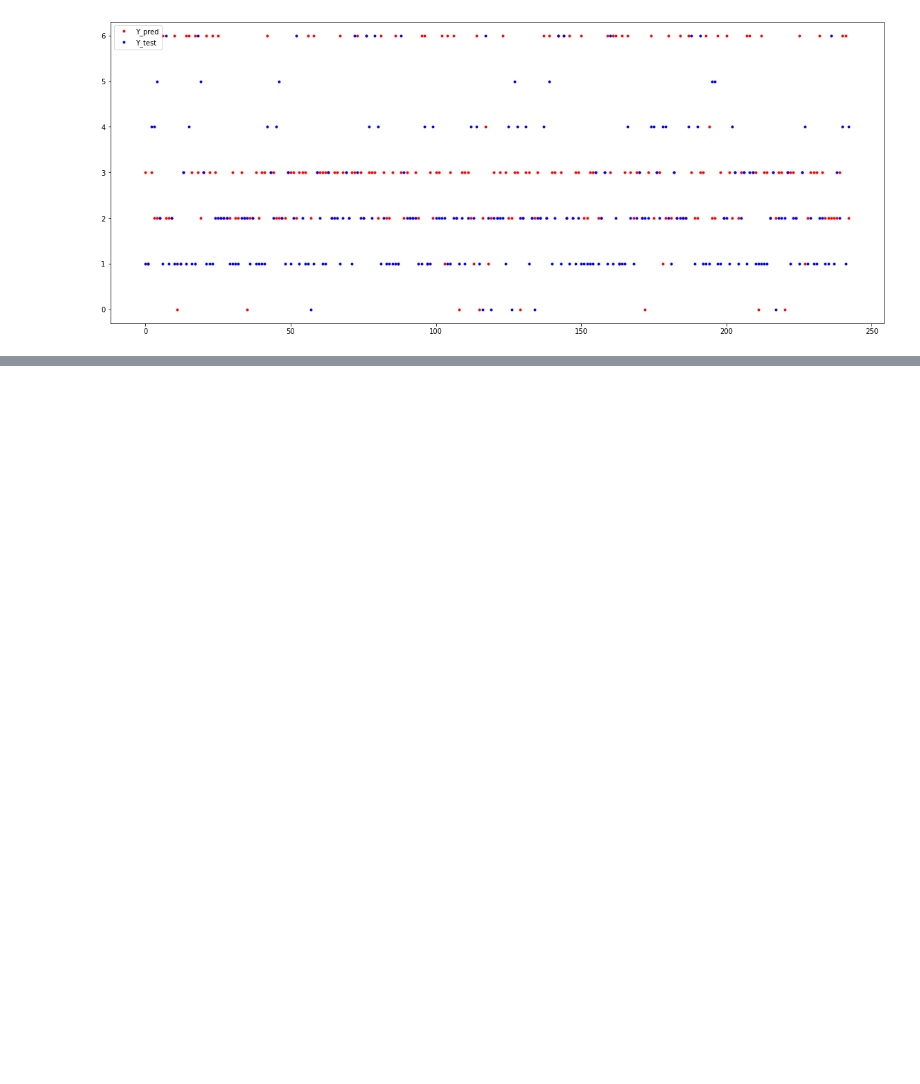
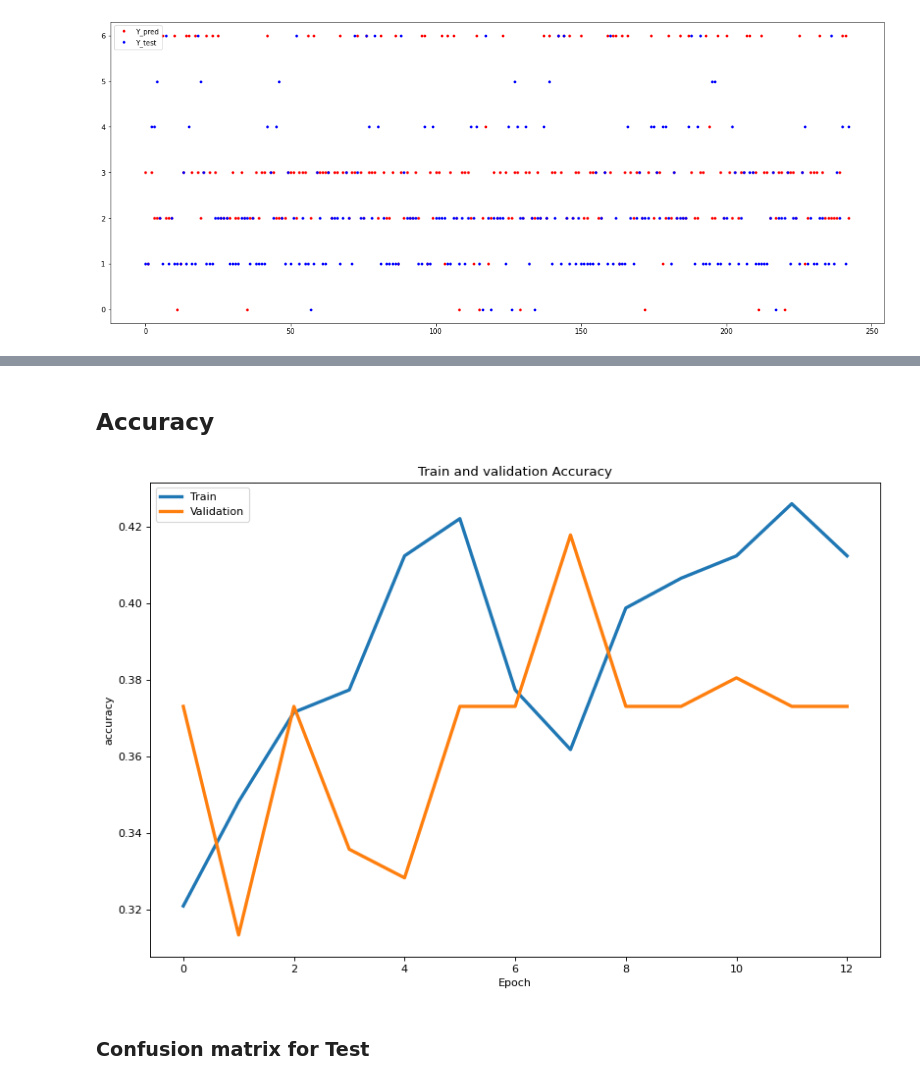
Before and after one commit to Majid-Sohrabi/PINN-medical-diagnostic, a Jupyter notebook: PINN-medical-diagnostic.ipynb, the cells around one changed output, grey strips where cells are left out. Cells and saved outputs as stored; diff of their text form; code cells hidden in the pictures; blank space fills up the shorter version.

```diff
--- a/PINN-medical-diagnostic.ipynb
+++ b/PINN-medical-diagnostic.ipynb
@@ -230,0 +449,15 @@ plt.legend([ 'Y_pred', 'Y_test'])
+# %% [markdown]
+## Accuracy
+# %%
+plt.figure(num=None, figsize=(12, 8), dpi=80, facecolor='w', edgecolor='k')
+plt.plot(history['accuracy'],linewidth=3)
+plt.plot(history['val_accuracy'],linewidth=3)
+plt.title(f'Train and validation Accuracy')
+plt.ylabel('accuracy')
+plt.xlabel('Epoch')
+plt.legend(['Train','Validation'])
+plt.show()
+# %% [output]
+[figure, added]
+# %% [markdown]
+  ### Confusion matrix for Test
```
Also changed, not shown: parts of 30 cells of this notebook.
